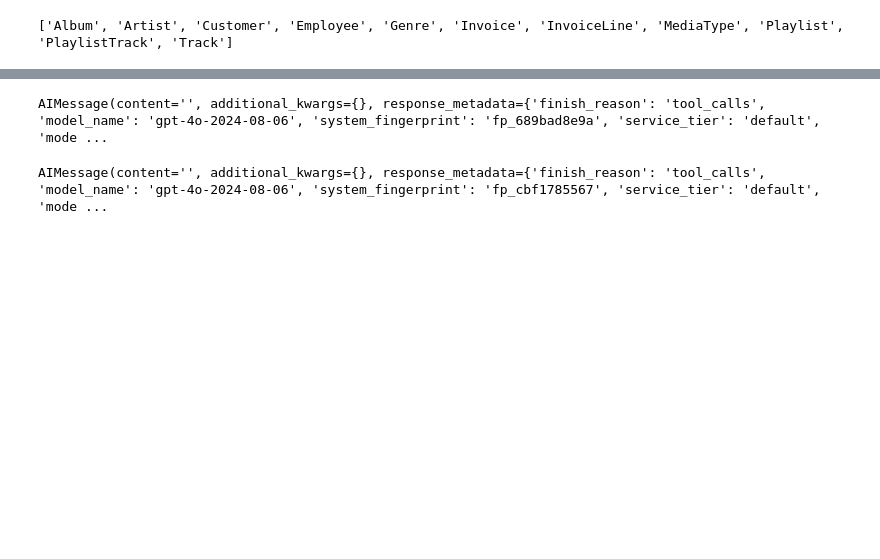
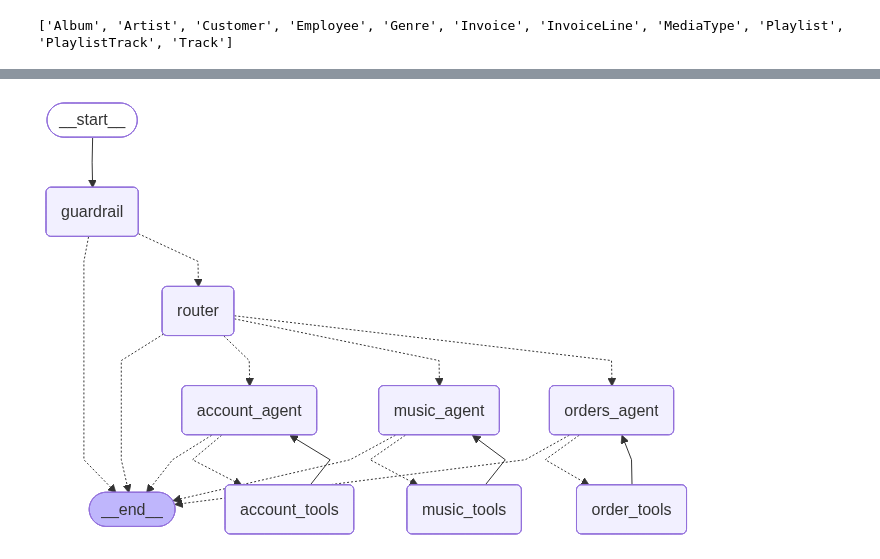
Before and after one commit to rajshah4/langgraph-agent-comparison, a Jupyter notebook: agent.ipynb, the cells around one changed output, grey strips where cells are left out. Cells and saved outputs as stored; diff of their text form; code cells hidden in the pictures; blank space fills up the shorter version.

```diff
--- a/agent.ipynb
+++ b/agent.ipynb
@@ -162,3 +463,37 @@ song_recc_chain = get_song_messages | model.bind_tools([get_albums_by_artist, ge
 # %%
-msgs = [HumanMessage(content="hi! can you help me find songs by amy whinehouse?")]
-song_recc_chain.invoke(msgs)
+# ── Sub-Agent Nodes ───────────────────────────────────────────────────────────
+
+def music_agent_node(state: State):
+    """Handle music catalog queries."""
+    response = model.bind_tools(music_tools).invoke(
+        [SystemMessage(content=MUSIC_AGENT_PROMPT)] + state["messages"]
+    )
+    return {"messages": [response]}
+
+
+def orders_agent_node(state: State):
+    """Handle order/purchase history queries."""
+    response = model.bind_tools(order_tools).invoke(
+        [SystemMessage(content=ORDERS_AGENT_PROMPT)] + state["messages"]
+    )
+    return {"messages": [response]}
+
+
+def account_agent_node(state: State):
+    """Handle account/profile queries."""
+    response = model.bind_tools(account_tools).invoke(
+        [SystemMessage(content=ACCOUNT_AGENT_PROMPT)] + state["messages"]
+    )
+    return {"messages": [response]}
+
+
+# ── Routing helpers for agent → tools cycle ───────────────────────────────────
+
+def make_agent_router(tools_node_name: str):
+    """Create a routing function: if the agent made tool calls, go to tools; otherwise END."""
+    def router(state: State):
+        last = state["messages"][-1]
+        if isinstance(last, AIMessage) and last.tool_calls:
+            return tools_node_name
+        return END
+    return router
@@ -193,10 +618,7 @@ chain = get_messages | model.bind_tools([Router])
 # %%
-msgs = [HumanMessage(content="hi! can you help me find a good song?")]
-chain.invoke(msgs)
+# Visualize the graph
+from IPython.display import Image, display
+
+display(Image(graph.get_graph().draw_mermaid_png()))
 # %% [output]
-AIMessage(content='', additional_kwargs={}, response_metadata={'finish_reason': 'tool_calls', 'model_name': 'gpt-4o-2024-08-06', 'system_fingerprint': 'fp_689bad8e9a', 'service_tier': 'default', 'mode ...
+[figure, added]
-# %%
-msgs = [HumanMessage(content="hi! whats the email you have for me?")]
-chain.invoke(msgs)
-# %% [output]
-AIMessage(content='', additional_kwargs={}, response_metadata={'finish_reason': 'tool_calls', 'model_name': 'gpt-4o-2024-08-06', 'system_fingerprint': 'fp_cbf1785567', 'service_tier': 'default', 'mode ...
```
Also changed, not shown: parts of 56 cells of this notebook, 11 other files.
